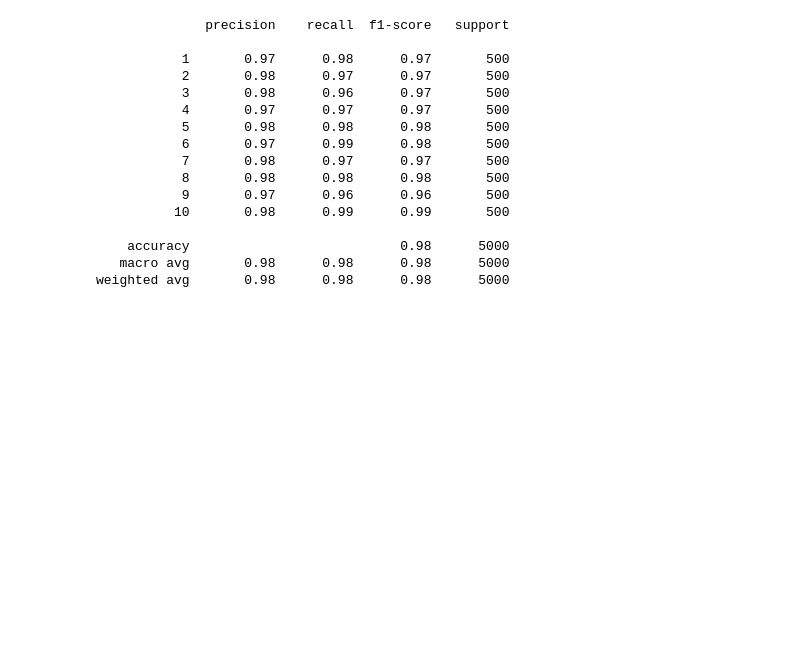
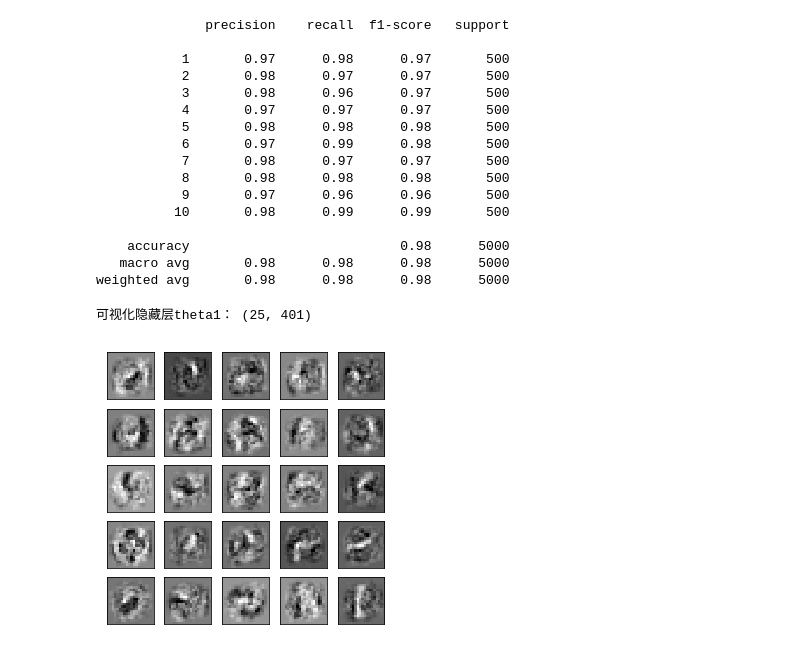
Before and after one commit to KwanWaiPang/draw_figure, a Jupyter notebook: 3.Neural Network/code.ipynb, the cells around one changed output. Drawn from its saved outputs; the diff is of its cells as text; code cells hidden in the pictures; blank space fills up the shorter version.

```diff
--- a/3.Neural Network/code.ipynb
+++ b/3.Neural Network/code.ipynb
@@ -93,3 +93,31 @@ print(classification_report(y, y_pred))#这个函数是评价报告，可以看
     accuracy                           0.98      5000
    macro avg       0.98      0.98      0.98      5000
 weighted avg       0.98      0.98      0.98      5000
+# %%
+#将隐含层画出来
+
+def plot_hidden_layer(theta):
+    """
+    theta: (10285, )
+    """
+    final_theta1= theta
+    hidden_layer = final_theta1[:, 1:]  # ger rid of bias term theta
+
+    fig, ax_array = plt.subplots(nrows=5, ncols=5, sharey=True, sharex=True, figsize=(5, 5))
+
+    for r in range(5):
+        for c in range(5):
+            ax_array[r, c].matshow(hidden_layer[5 * r + c].reshape((20, 20)),
+                                   cmap=matplotlib.cm.binary)
+            plt.xticks(np.array([]))
+            plt.yticks(np.array([]))
+
+
+# nn functions starts here ---------------------------
+# ps. all the y here is expanded version (5000,10)
+print("可视化隐藏层theta1：",theta1.shape)
+plot_hidden_layer(theta1)
+plt.show()
+# %% [output]
+可视化隐藏层theta1： (25, 401)
+[figure, added]
```
Also changed, not shown: parts of 1 cell of this notebook.
